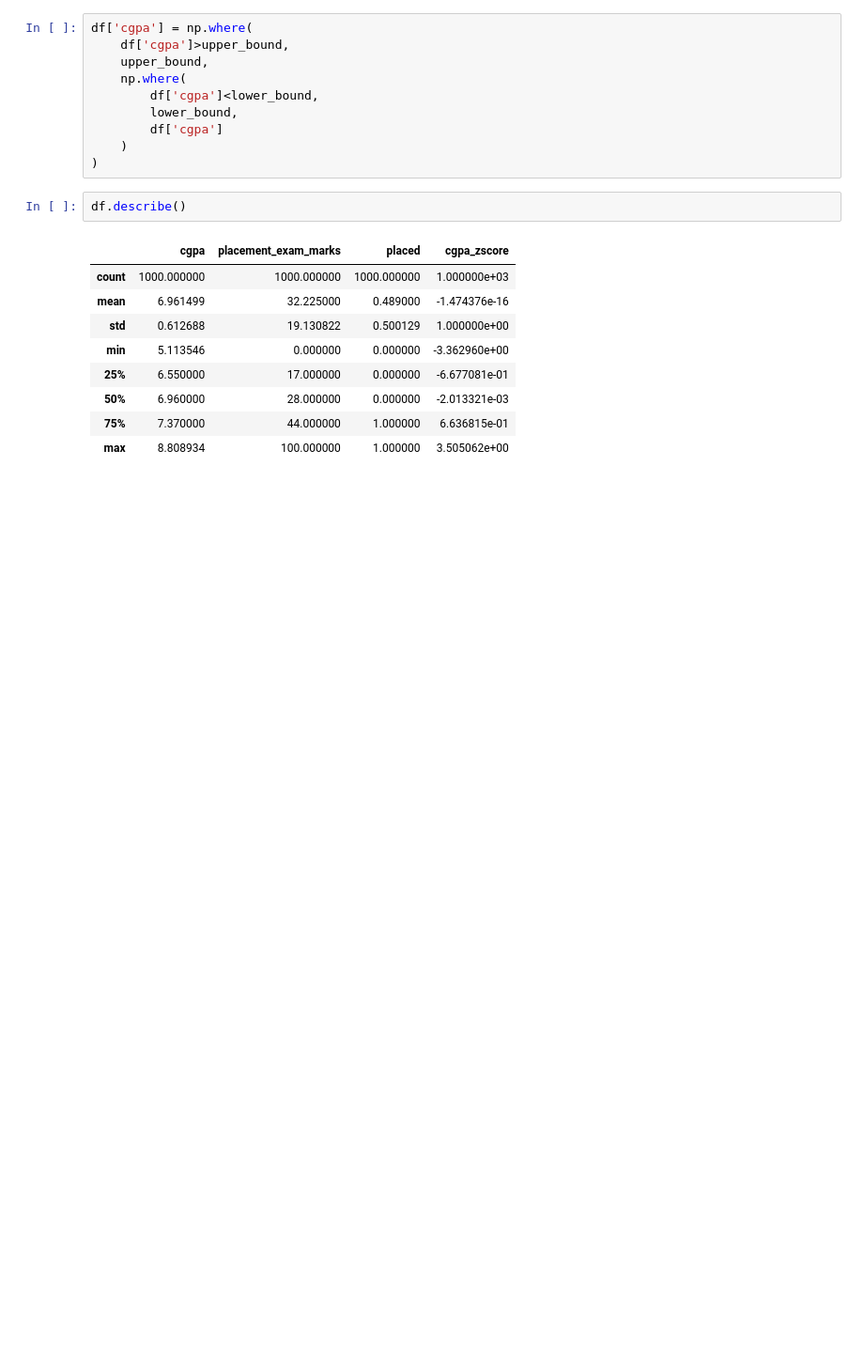
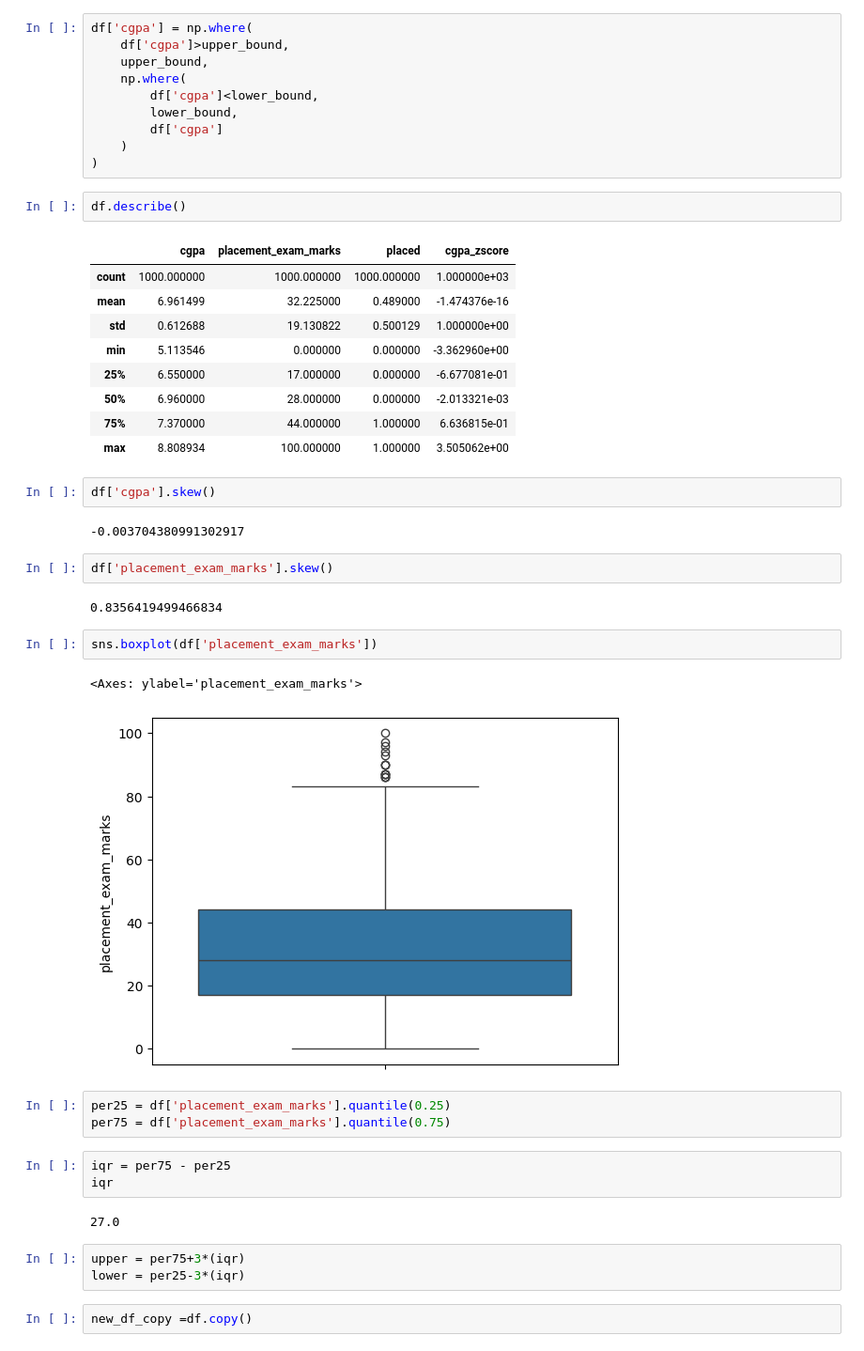
Before and after one commit to rxdrxksh01/ml-notes-and-experiments, a Jupyter notebook: campus_x/codes/outlier-using-zscore.ipynb, the cells around one changed output. Shown at 94% size. Cells and saved outputs as stored; diff of their text form; blank space fills up the shorter version.

```diff
--- a/campus_x/codes/outlier-using-zscore.ipynb
+++ b/campus_x/codes/outlier-using-zscore.ipynb
@@ -159,3 +159,29 @@ df.describe()
 | 50% | 6.960000 | 28.000000 | 0.000000 | -2.013321e-03 |
 | 75% | 7.370000 | 44.000000 | 1.000000 | 6.636815e-01 |
 | max | 8.808934 | 100.000000 | 1.000000 | 3.505062e+00 |
+# %%
+df['cgpa'].skew()
+# %% [output]
+-0.003704380991302917
+# %%
+df['placement_exam_marks'].skew()
+# %% [output]
+0.8356419499466834
+# %%
+sns.boxplot(df['placement_exam_marks'])
+# %% [output]
+<Axes: ylabel='placement_exam_marks'>
+[figure, added]
+# %%
+per25 = df['placement_exam_marks'].quantile(0.25)
+per75 = df['placement_exam_marks'].quantile(0.75)
+# %%
+iqr = per75 - per25
+iqr
+# %% [output]
+27.0
+# %%
+upper = per75+3*(iqr)
+lower = per25-3*(iqr)
+# %%
+new_df_copy =df.copy()
```
Also changed, not shown: parts of 1 cell of this notebook.
